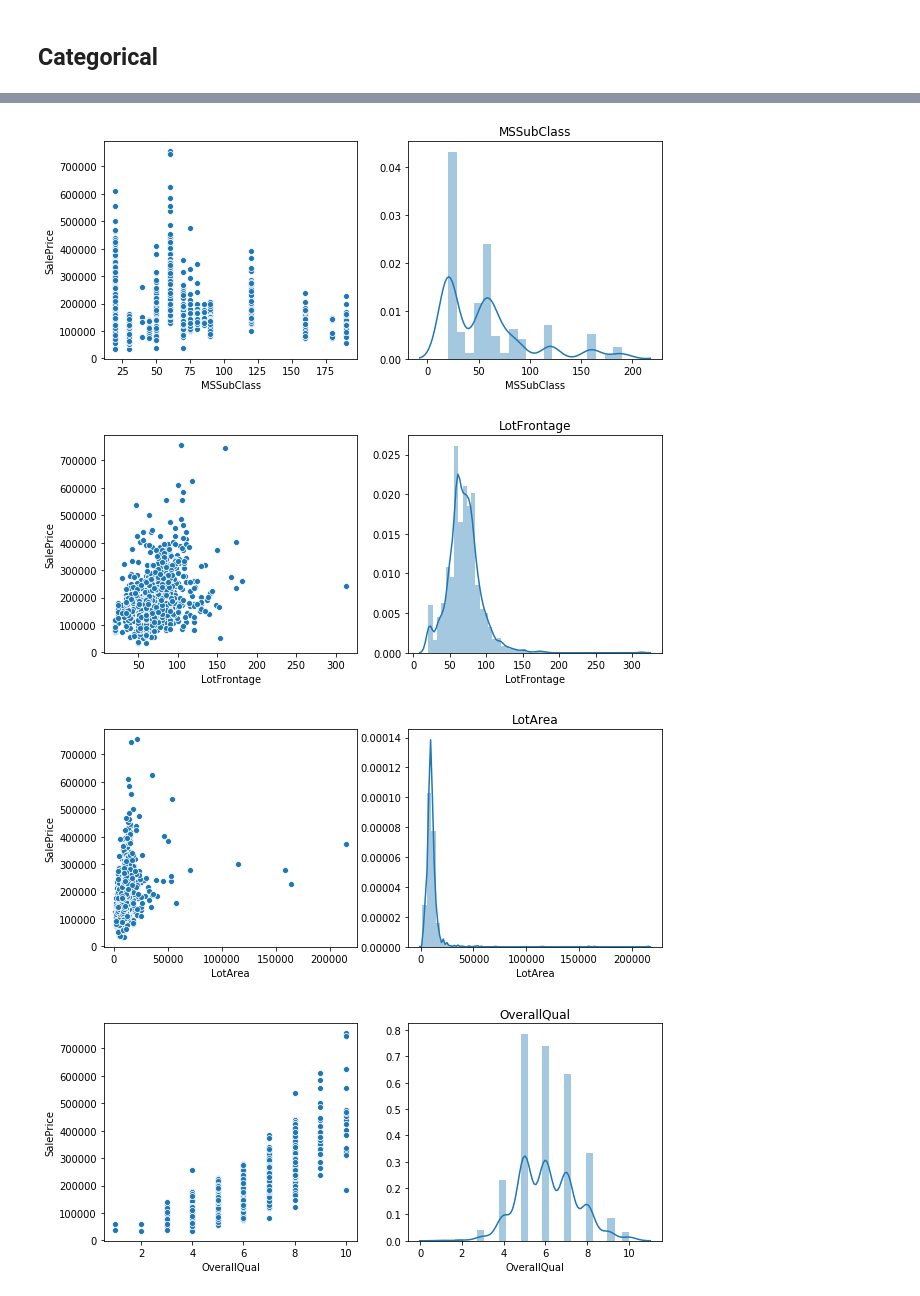
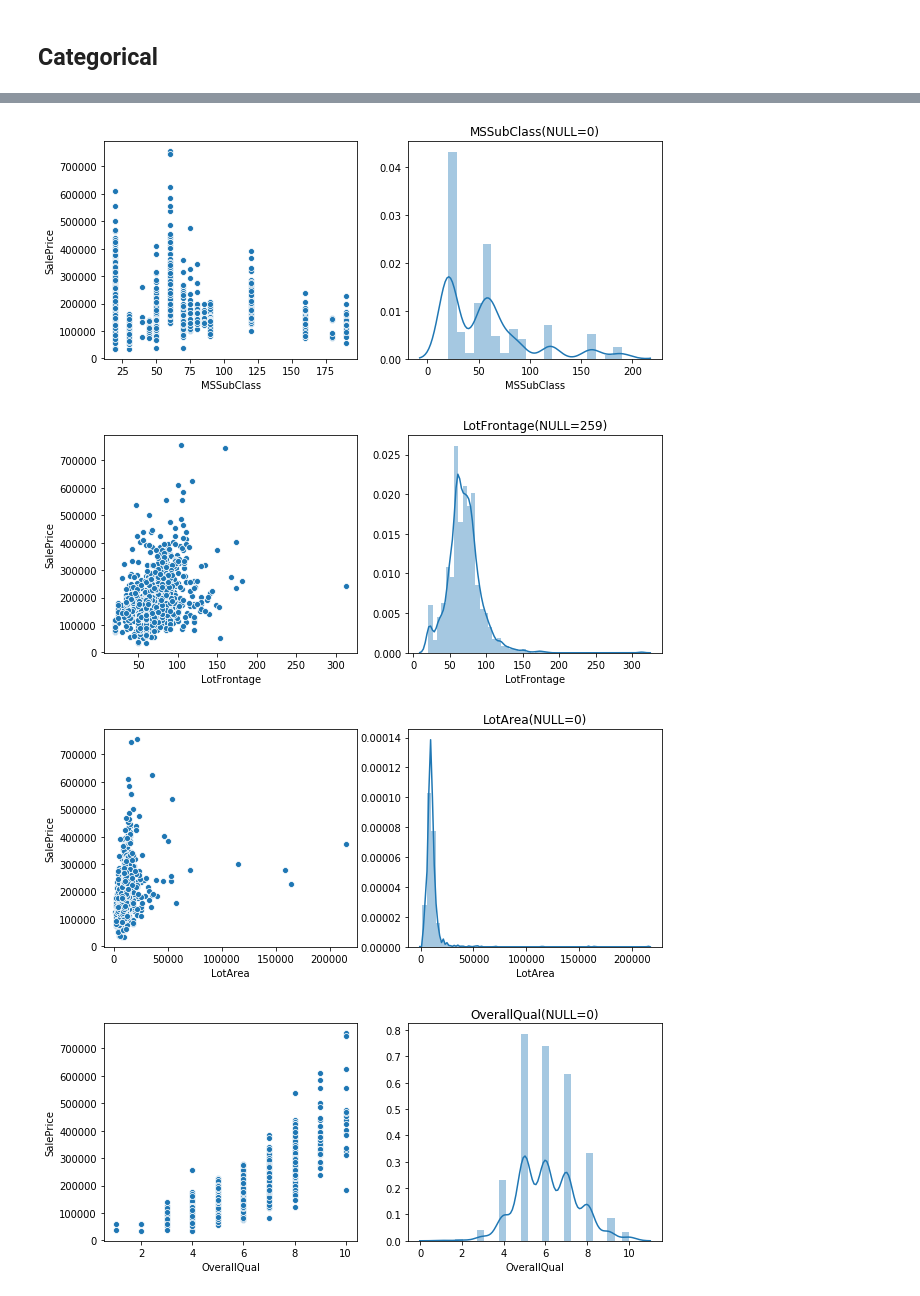
Before and after one commit to shotai07/kaggle_practice, a Jupyter notebook: house_prices_advanced_regression_techniques/src_analysis/house_price_EDA_v1.ipynb, the cells around one changed output, grey strips where cells are left out. Drawn from its saved outputs; the diff is of its cells as text; code cells hidden in the pictures.

```diff
--- a/house_prices_advanced_regression_techniques/src_analysis/house_price_EDA_v1.ipynb
+++ b/house_prices_advanced_regression_techniques/src_analysis/house_price_EDA_v1.ipynb
@@ -239,9 +233,9 @@ sns.distplot(eda_df[y_col].map(lambda x: np.log(x+1)))
 cate_cols = categorical.copy()
 cate_cols.append(y_col)
 cate_df = eda_df.loc[:, cate_cols]
-cate_df = cate_df.fillna('NA')
+cate_df = cate_df.fillna('Z(NA)')
 for c in categorical:
     plt.figure(figsize=(8, 4))
     sns.boxplot(x=c, y=y_col, data=cate_df)
-    plt.title(c)
+    plt.title(c + '(NULL=' + str(eda_df[c].isnull().sum()) + ')')
 # %% [output]
@@ -261,18 +255,18 @@ for c in categorical:
 # %%
 nume_cols = numerical.copy()
 nume_cols.append(y_col)
 nume_df = eda_df.loc[:, nume_cols]
-nume_df = nume_df.fillna(-10)
+# nume_df = nume_df.fillna(-10)
 nume_df = nume_df.query('TotalBsmtSF < 6000')
 for c in numerical:
     fig, (ax1, ax2) = plt.subplots(1, 2, figsize=(10,4))
 #     plt.figure(figsize=(8, 4))
     hoge = nume_df[nume_df[c] >= 0]
     sns.scatterplot(x=c, y=y_col, data=hoge, ax=ax1)
     sns.distplot(hoge[c], ax=ax2)
-    plt.title(c)
+    plt.title(c + '(NULL=' + str(nume_df[c].isnull().sum()) + ')')
 # %% [output]
-[figure, old version]
+[figure, new version]
-[figure, old version]
+[figure, new version]
-[figure, old version]
+[figure, new version]
-[figure, old version]
+[figure, new version]
```
Also changed, not shown: parts of 17 cells of this notebook, 4 other files.
